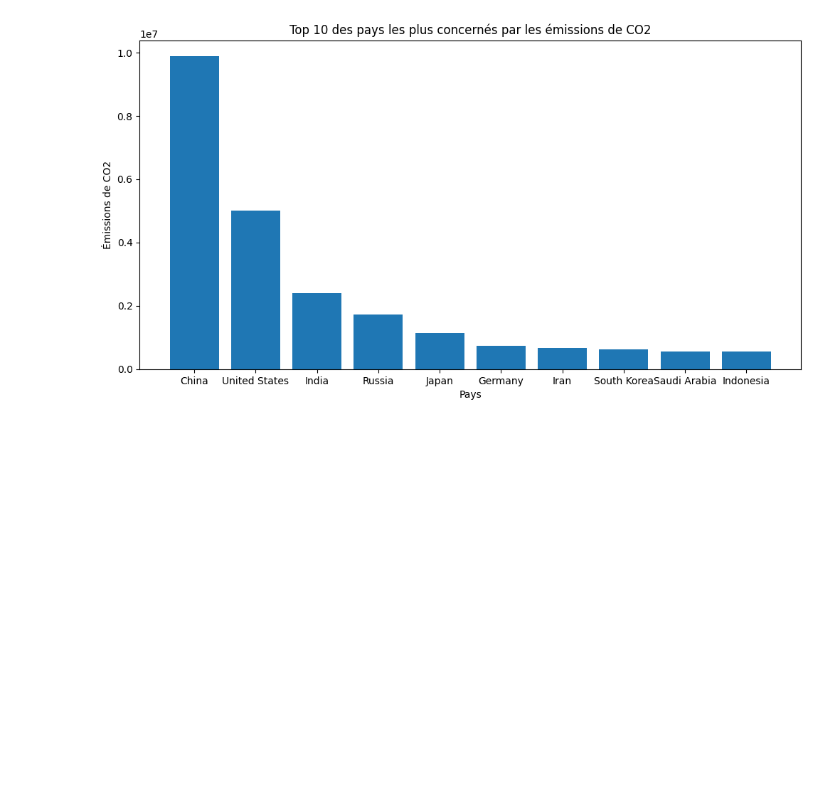
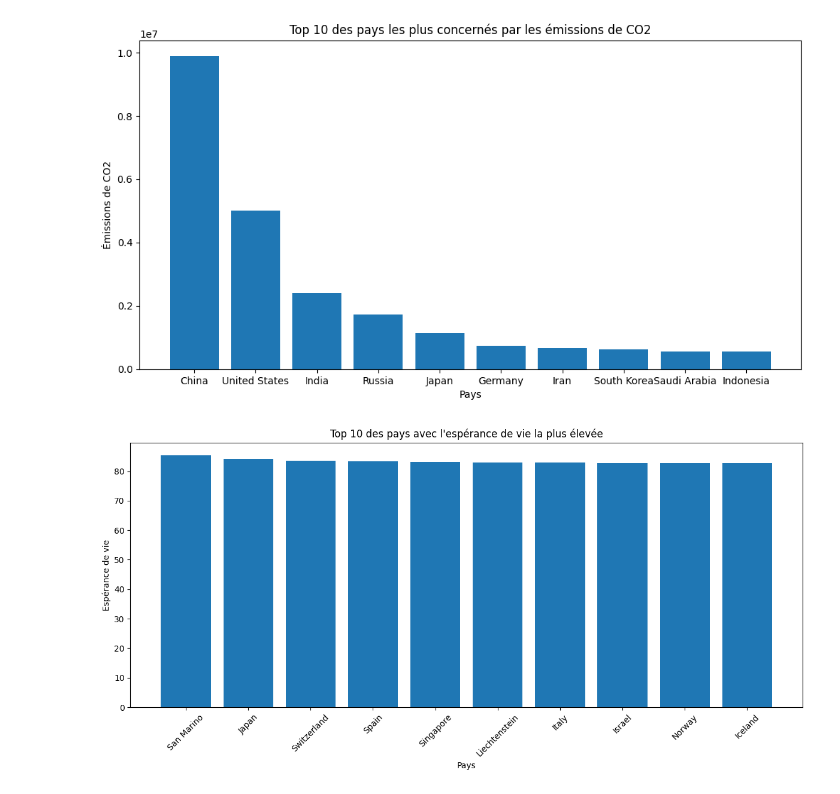
Before and after one commit to DONNEES2-PROJET/world-information, a Jupyter notebook: analyse_data.ipynb, the cells around one changed output. Cells and saved outputs as stored; diff of their text form; code cells hidden in the pictures; blank space fills up the shorter version.

Commit message:
feat: add Graphique d'esperence de vie  par pays

```diff
--- a/analyse_data.ipynb
+++ b/analyse_data.ipynb
@@ -42,3 +42,23 @@ plt.title('Top 10 des pays les plus concernés par les émissions de CO2')
 # %% [output]
 Text(0.5, 1.0, 'Top 10 des pays les plus concernés par les émissions de CO2')
 [figure]
+# %%
+# Charger le fichier health-data.csv en un DataFrame
+health_data = pd.read_csv('health-data.csv')
+
+# Trier le DataFrame par espérance de vie en ordre décroissant
+sorted_health_df = health_data.sort_values(by='Life expectancy', ascending=False)
+
+# Sélectionner les 10 premiers pays avec l'espérance de vie la plus élevée
+top_10_life_expectancy_countries = sorted_health_df.head(10)
+
+# Créer un graphique à barres pour les 10 pays avec l'espérance de vie la plus élevée
+plt.figure(figsize=(12, 6))
+plt.bar(top_10_life_expectancy_countries['Country'], top_10_life_expectancy_countries['Life expectancy'])
+plt.xlabel('Pays')
+plt.ylabel("Espérance de vie")
+plt.title("Top 10 des pays avec l'espérance de vie la plus élevée")
+plt.xticks(rotation=45)
+plt.tight_layout()
+# %% [output]
+[figure, added]
```
